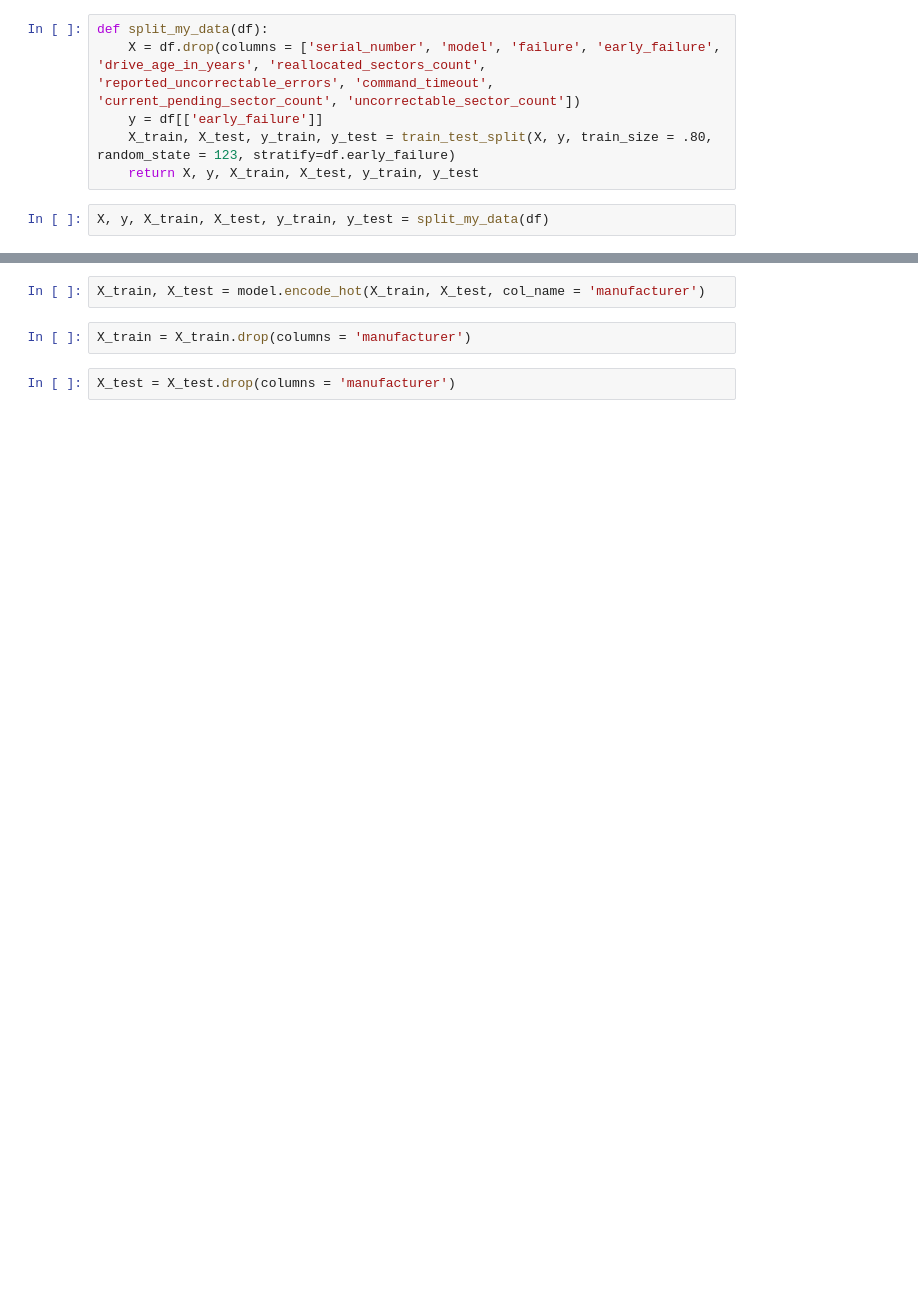
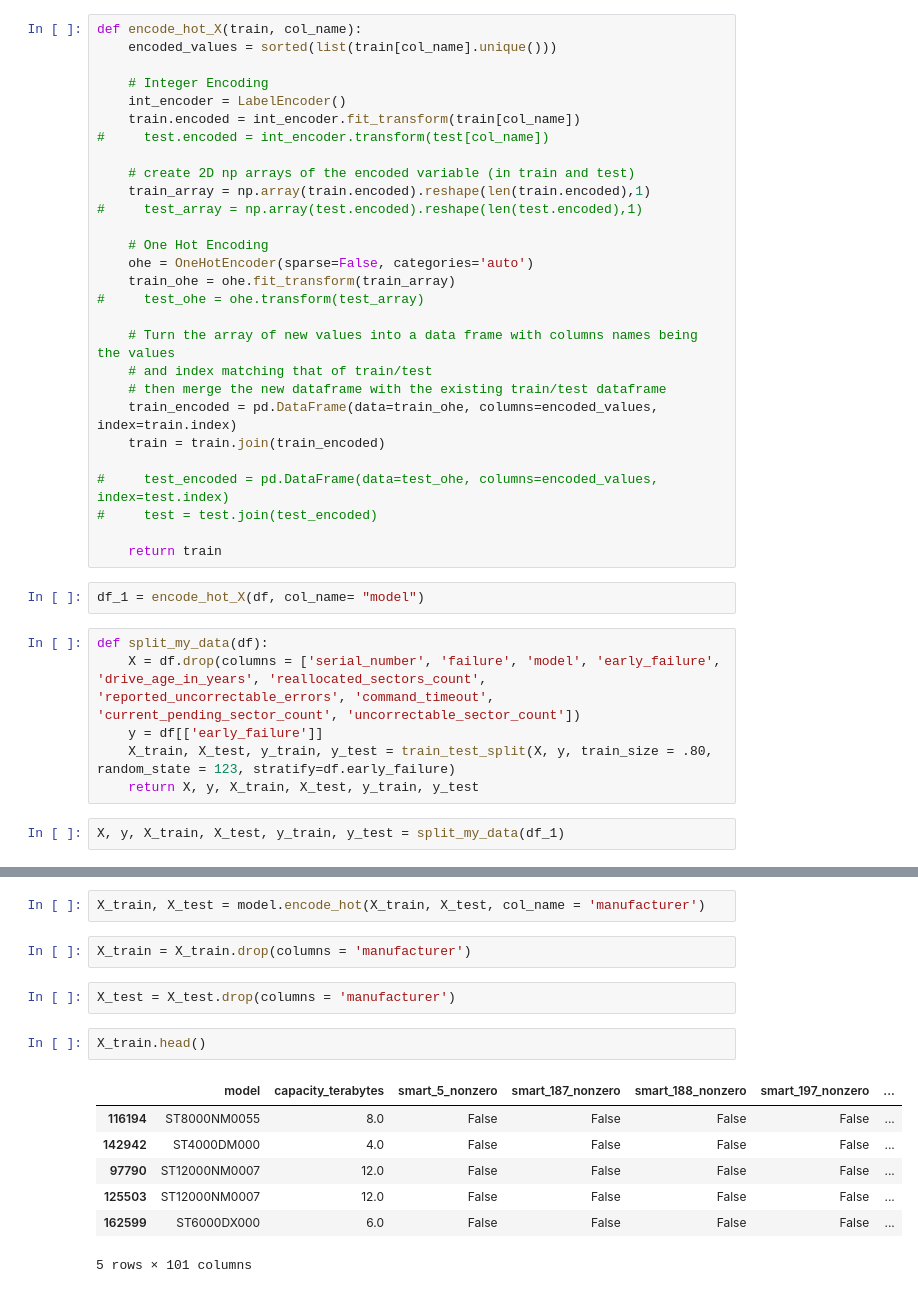
Before and after one commit to just-keep-spinning/hard-drive-project, a Jupyter notebook: tim_capstone_folder/clean.ipynb, the cells around one changed output, grey strips where cells are left out. Cells and saved outputs as stored; diff of their text form; blank space fills up the shorter version.

```diff
--- a/tim_capstone_folder/clean.ipynb
+++ b/tim_capstone_folder/clean.ipynb
@@ -199,11 +219,41 @@ df = explore.remove_manufacturers(df)
+# %%
+def encode_hot_X(train, col_name):
+    encoded_values = sorted(list(train[col_name].unique()))
+
+    # Integer Encoding
+    int_encoder = LabelEncoder()
+    train.encoded = int_encoder.fit_transform(train[col_name])
+#     test.encoded = int_encoder.transform(test[col_name])
+
+    # create 2D np arrays of the encoded variable (in train and test)
+    train_array = np.array(train.encoded).reshape(len(train.encoded),1)
+#     test_array = np.array(test.encoded).reshape(len(test.encoded),1)
+
+    # One Hot Encoding
+    ohe = OneHotEncoder(sparse=False, categories='auto')
+    train_ohe = ohe.fit_transform(train_array)
+#     test_ohe = ohe.transform(test_array)
+
+    # Turn the array of new values into a data frame with columns names being the values
+    # and index matching that of train/test
+    # then merge the new dataframe with the existing train/test dataframe
+    train_encoded = pd.DataFrame(data=train_ohe, columns=encoded_values, index=train.index)
+    train = train.join(train_encoded)
+
+#     test_encoded = pd.DataFrame(data=test_ohe, columns=encoded_values, index=test.index)
+#     test = test.join(test_encoded)
+
+    return train
+# %%
+df_1 = encode_hot_X(df, col_name= "model")
 # %%
 def split_my_data(df):
-    X = df.drop(columns = ['serial_number', 'model', 'failure', 'early_failure', 'drive_age_in_years', 'reallocated_sectors_count', 'reported_uncorrectable_errors', 'command_timeout', 'current_pending_sector_count', 'uncorrectable_sector_count'])
+    X = df.drop(columns = ['serial_number', 'failure', 'model', 'early_failure', 'drive_age_in_years', 'reallocated_sectors_count', 'reported_uncorrectable_errors', 'command_timeout', 'current_pending_sector_count', 'uncorrectable_sector_count'])
     y = df[['early_failure']]
     X_train, X_test, y_train, y_test = train_test_split(X, y, train_size = .80, random_state = 123, stratify=df.early_failure)
     return X, y, X_train, X_test, y_train, y_test
 # %%
-X, y, X_train, X_test, y_train, y_test = split_my_data(df)
+X, y, X_train, X_test, y_train, y_test = split_my_data(df_1)
 # %%
 len(X_train), len(y_train), len(X_test), len(y_test)
 # %% [output]
@@ -225,3 +306,13 @@ X_train, X_test = model.encode_hot(X_train, X_test, col_name = 'manufacturer')
 X_train = X_train.drop(columns = 'manufacturer')
 # %%
 X_test = X_test.drop(columns = 'manufacturer')
+# %%
+X_train.head()
+# %% [output]
+|  | model | capacity_terabytes | smart_5_nonzero | smart_187_nonzero | smart_188_nonzero | smart_197_nonzero | ... |
+| 116194 | ST8000NM0055 | 8.0 | False | False | False | False | ... |
+| 142942 | ST4000DM000 | 4.0 | False | False | False | False | ... |
+| 97790 | ST12000NM0007 | 12.0 | False | False | False | False | ... |
+| 125503 | ST12000NM0007 | 12.0 | False | False | False | False | ... |
+| 162599 | ST6000DX000 | 6.0 | False | False | False | False | ... |
+5 rows × 101 columns
```
Also changed, not shown: parts of 127 cells of this notebook, 7 other files.
